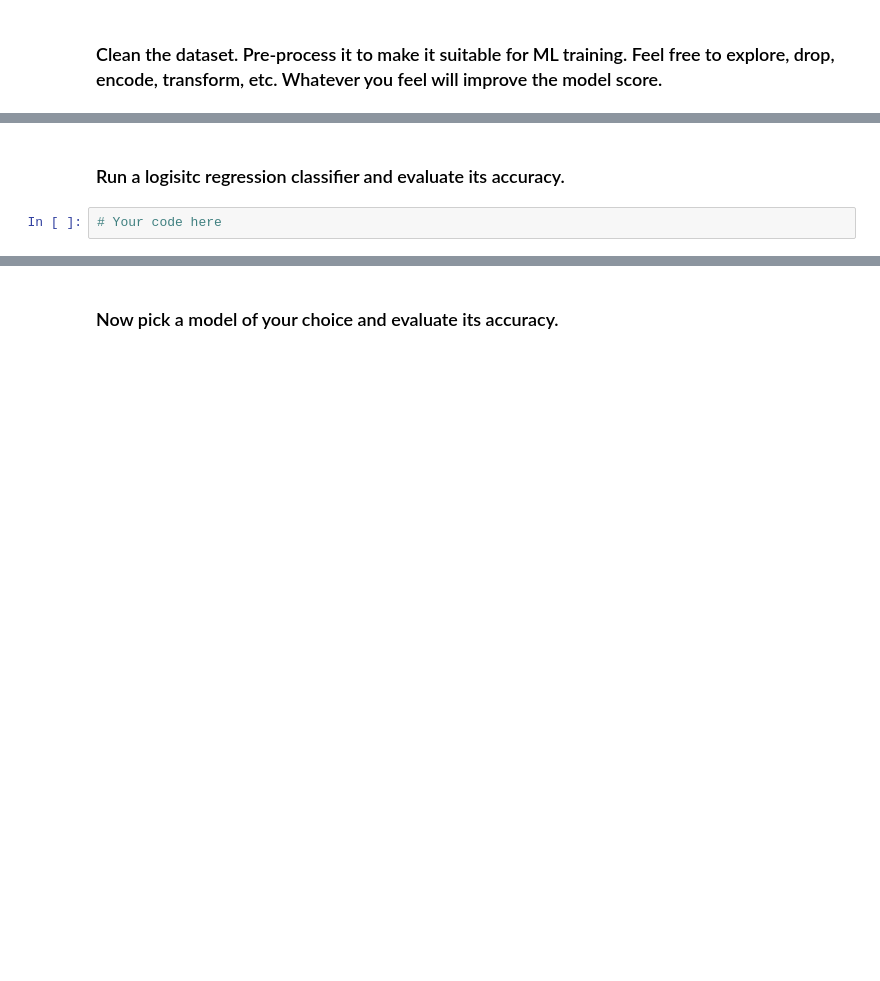
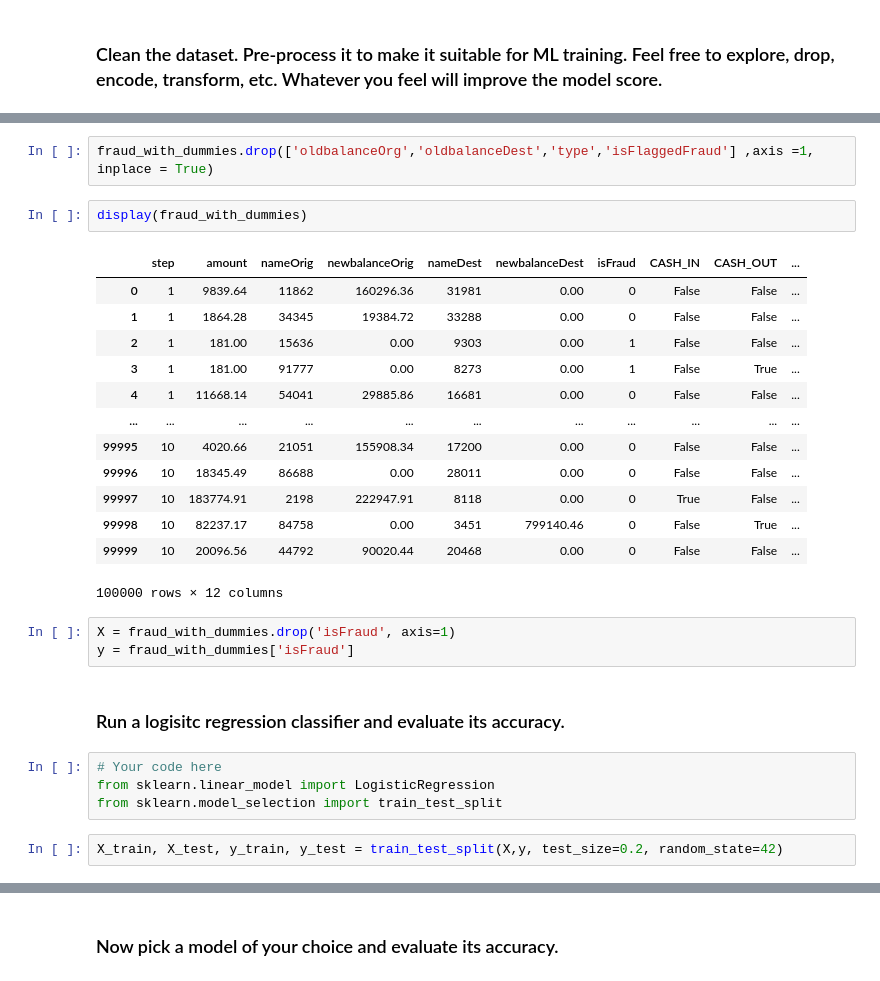
Before and after one commit to ylavr/lab-imbalance, a Jupyter notebook: your-code/lab_imbalance.ipynb, the cells around one changed output, grey strips where cells are left out. Cells and saved outputs as stored; diff of their text form; blank space fills up the shorter version.

```diff
--- a/your-code/lab_imbalance.ipynb
+++ b/your-code/lab_imbalance.ipynb
@@ -22,4 +172,29 @@ Like we disussed in class, when we have noisy data, if we are not careful, we ca
+# %%
+fraud_with_dummies.drop(['oldbalanceOrg','oldbalanceDest','type','isFlaggedFraud'] ,axis =1, inplace = True)
+# %%
+display(fraud_with_dummies)
+# %% [output]
+|  | step | amount | nameOrig | newbalanceOrig | nameDest | newbalanceDest | isFraud | CASH_IN | CASH_OUT | ... |
+| 0 | 1 | 9839.64 | 11862 | 160296.36 | 31981 | 0.00 | 0 | False | False | ... |
+| 1 | 1 | 1864.28 | 34345 | 19384.72 | 33288 | 0.00 | 0 | False | False | ... |
+| 2 | 1 | 181.00 | 15636 | 0.00 | 9303 | 0.00 | 1 | False | False | ... |
+| 3 | 1 | 181.00 | 91777 | 0.00 | 8273 | 0.00 | 1 | False | True | ... |
+| 4 | 1 | 11668.14 | 54041 | 29885.86 | 16681 | 0.00 | 0 | False | False | ... |
+| ... | ... | ... | ... | ... | ... | ... | ... | ... | ... | ... |
+| 99995 | 10 | 4020.66 | 21051 | 155908.34 | 17200 | 0.00 | 0 | False | False | ... |
+| 99996 | 10 | 18345.49 | 86688 | 0.00 | 28011 | 0.00 | 0 | False | False | ... |
+| 99997 | 10 | 183774.91 | 2198 | 222947.91 | 8118 | 0.00 | 0 | True | False | ... |
+| 99998 | 10 | 82237.17 | 84758 | 0.00 | 3451 | 799140.46 | 0 | False | True | ... |
+| 99999 | 10 | 20096.56 | 44792 | 90020.44 | 20468 | 0.00 | 0 | False | False | ... |
+100000 rows × 12 columns
+# %%
+X = fraud_with_dummies.drop('isFraud', axis=1)
+y = fraud_with_dummies['isFraud']
 # %% [markdown]
 ### Run a logisitc regression classifier and evaluate its accuracy.
-# %%
-# Your code here
+# %%
+# Your code here
+from sklearn.linear_model import LogisticRegression
+from sklearn.model_selection import train_test_split
+# %%
+X_train, X_test, y_train, y_test = train_test_split(X,y, test_size=0.2, random_state=42)
```
Also changed, not shown: parts of 55 cells of this notebook.
